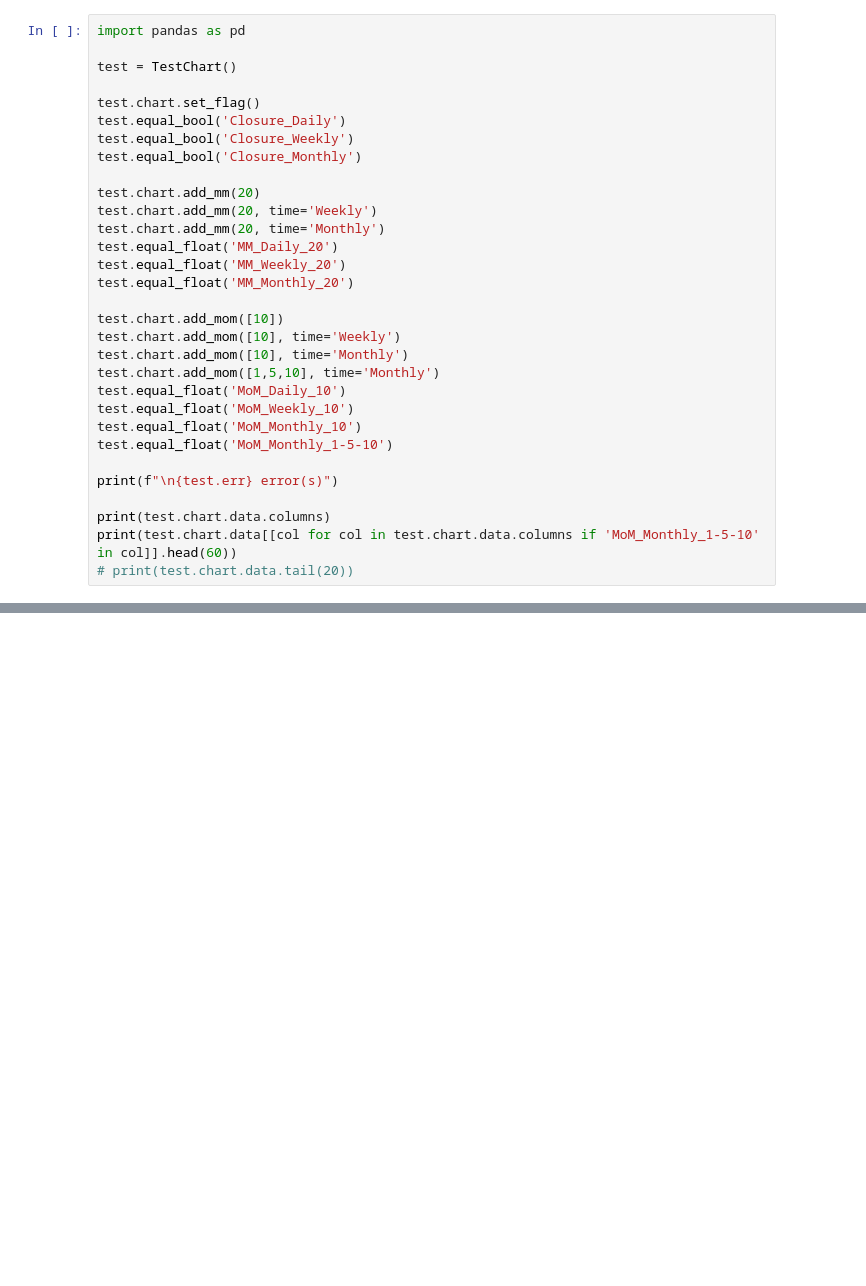
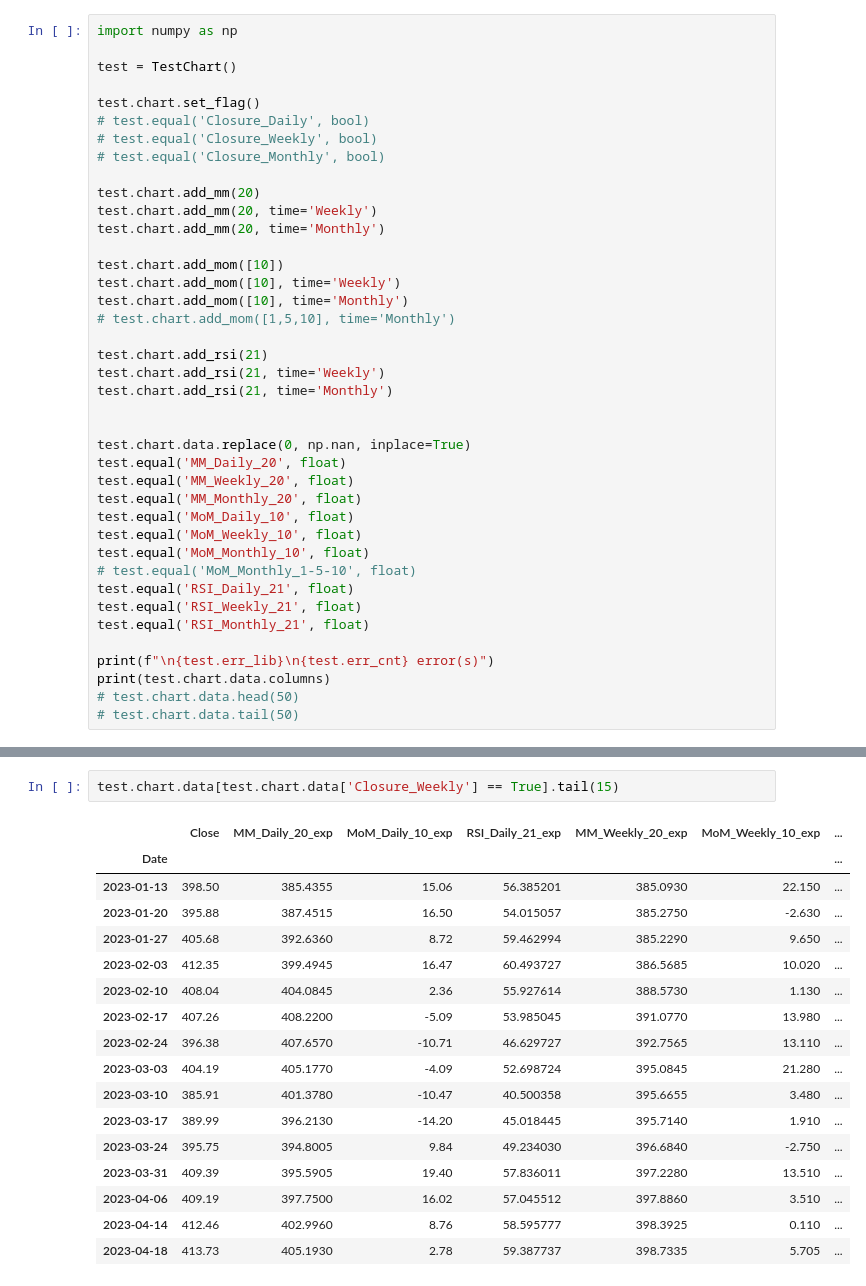
Before and after one commit to vixen-cordier/backtests, a Jupyter notebook: book.ipynb, the cells around one changed output, grey strips where cells are left out. Saved outputs shown, nothing was run; the diff lists cells and outputs as text; blank space fills up the shorter version.

```diff
--- a/book.ipynb
+++ b/book.ipynb
@@ -8,34 +7,43 @@ from test import TestChart
 The autoreload extension is already loaded. To reload it, use:
   %reload_ext autoreload
 # %%
-import pandas as pd
+import numpy as np
 
 test = TestChart()
 
 test.chart.set_flag()
-test.equal_bool('Closure_Daily')
-test.equal_bool('Closure_Weekly')
-test.equal_bool('Closure_Monthly')
+# test.equal('Closure_Daily', bool)
+# test.equal('Closure_Weekly', bool)
+# test.equal('Closure_Monthly', bool)
 
 test.chart.add_mm(20)
 test.chart.add_mm(20, time='Weekly')
 test.chart.add_mm(20, time='Monthly')
-test.equal_float('MM_Daily_20')
-test.equal_float('MM_Weekly_20')
-test.equal_float('MM_Monthly_20')
 
 test.chart.add_mom([10])
 test.chart.add_mom([10], time='Weekly')
 test.chart.add_mom([10], time='Monthly')
-test.chart.add_mom([1,5,10], time='Monthly')
-test.equal_float('MoM_Daily_10')
-test.equal_float('MoM_Weekly_10')
-test.equal_float('MoM_Monthly_10')
-test.equal_float('MoM_Monthly_1-5-10')
+# test.chart.add_mom([1,5,10], time='Monthly')
 
-print(f"\n{test.err} error(s)")
+test.chart.add_rsi(21)
+test.chart.add_rsi(21, time='Weekly')
+test.chart.add_rsi(21, time='Monthly')
 
+
+test.chart.data.replace(0, np.nan, inplace=True)
+test.equal('MM_Daily_20', float)
+test.equal('MM_Weekly_20', float)
+test.equal('MM_Monthly_20', float)
+test.equal('MoM_Daily_10', float)
+test.equal('MoM_Weekly_10', float)
+test.equal('MoM_Monthly_10', float)
+# test.equal('MoM_Monthly_1-5-10', float)
+test.equal('RSI_Daily_21', float)
+test.equal('RSI_Weekly_21', float)
+test.equal('RSI_Monthly_21', float)
+
+print(f"\n{test.err_lib}\n{test.err_cnt} error(s)")
 print(test.chart.data.columns)
-print(test.chart.data[[col for col in test.chart.data.columns if 'MoM_Monthly_1-5-10' in col]].head(60))
-# print(test.chart.data.tail(20))
+# test.chart.data.head(50)
+# test.chart.data.tail(50)
 # %% [output]
@@ -127,0 +67,20 @@ nan
+# %%
+test.chart.data[test.chart.data['Closure_Weekly'] == True].tail(15)
+# %% [output]
+|  | Close | MM_Daily_20_exp | MoM_Daily_10_exp | RSI_Daily_21_exp | MM_Weekly_20_exp | MoM_Weekly_10_exp | ... |
+| Date |  |  |  |  |  |  | ... |
+| 2023-01-13 | 398.50 | 385.4355 | 15.06 | 56.385201 | 385.0930 | 22.150 | ... |
+| 2023-01-20 | 395.88 | 387.4515 | 16.50 | 54.015057 | 385.2750 | -2.630 | ... |
+| 2023-01-27 | 405.68 | 392.6360 | 8.72 | 59.462994 | 385.2290 | 9.650 | ... |
+| 2023-02-03 | 412.35 | 399.4945 | 16.47 | 60.493727 | 386.5685 | 10.020 | ... |
+| 2023-02-10 | 408.04 | 404.0845 | 2.36 | 55.927614 | 388.5730 | 1.130 | ... |
+| 2023-02-17 | 407.26 | 408.2200 | -5.09 | 53.985045 | 391.0770 | 13.980 | ... |
+| 2023-02-24 | 396.38 | 407.6570 | -10.71 | 46.629727 | 392.7565 | 13.110 | ... |
+| 2023-03-03 | 404.19 | 405.1770 | -4.09 | 52.698724 | 395.0845 | 21.280 | ... |
+| 2023-03-10 | 385.91 | 401.3780 | -10.47 | 40.500358 | 395.6655 | 3.480 | ... |
+| 2023-03-17 | 389.99 | 396.2130 | -14.20 | 45.018445 | 395.7140 | 1.910 | ... |
+| 2023-03-24 | 395.75 | 394.8005 | 9.84 | 49.234030 | 396.6840 | -2.750 | ... |
+| 2023-03-31 | 409.39 | 395.5905 | 19.40 | 57.836011 | 397.2280 | 13.510 | ... |
+| 2023-04-06 | 409.19 | 397.7500 | 16.02 | 57.045512 | 397.8860 | 3.510 | ... |
+| 2023-04-14 | 412.46 | 402.9960 | 8.76 | 58.595777 | 398.3925 | 0.110 | ... |
+| 2023-04-18 | 413.73 | 405.1930 | 2.78 | 59.387737 | 398.7335 | 5.705 | ... |
```
Also changed, not shown: parts of 5 cells of this notebook, 3 other files.
